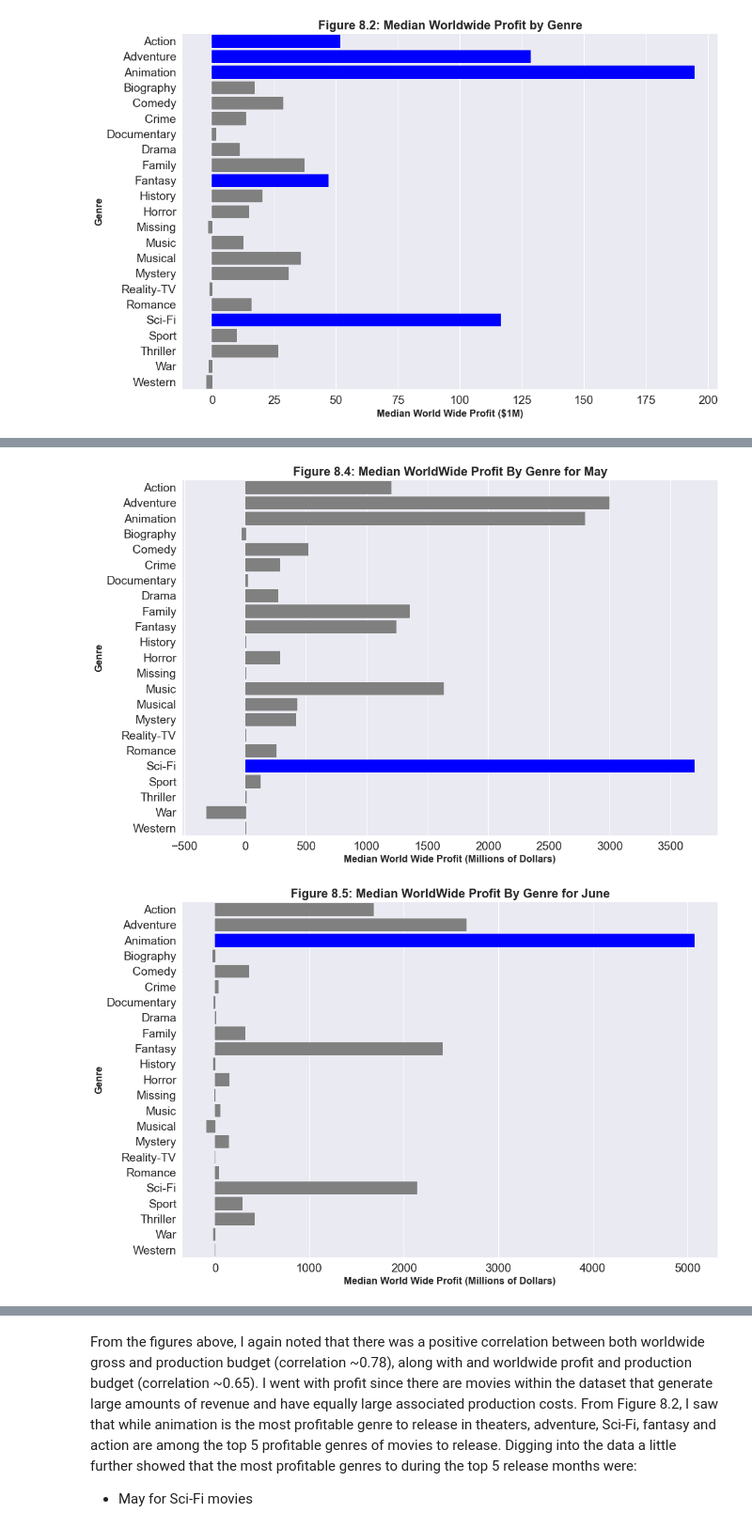
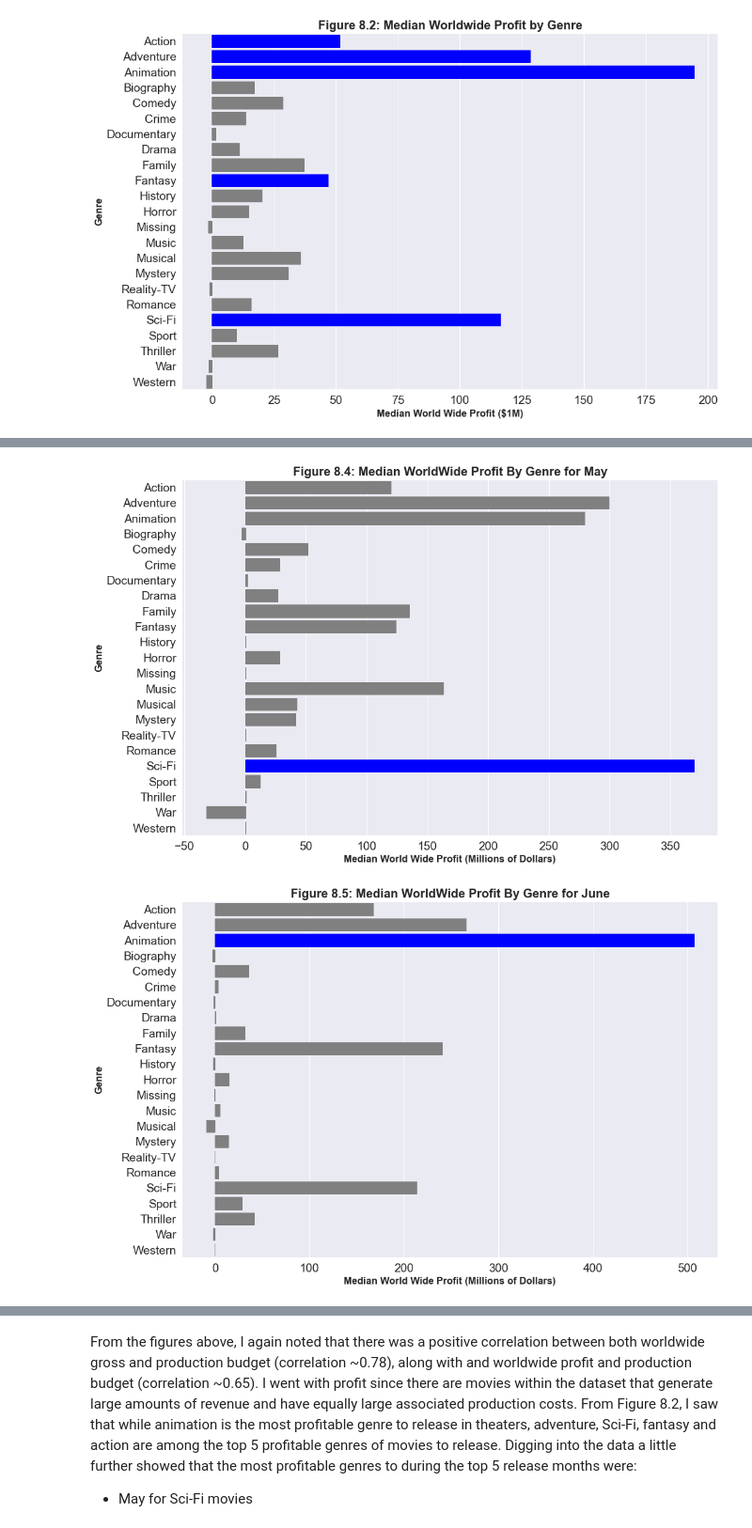
Before and after one commit to dataeducator/dsc-phase-1-project-v2-4, a Jupyter notebook: microsoft_movie_studios_viability_analysis.ipynb, the cells around one changed output, grey strips where cells are left out. Shown at 94% size. Drawn from its saved outputs; the diff is of its cells as text; code cells hidden in the pictures.

```diff
--- a/microsoft_movie_studios_viability_analysis.ipynb
+++ b/microsoft_movie_studios_viability_analysis.ipynb
@@ -1191,12 +1219,12 @@ month_grouped_genre_median_ww_profit.style.highlight_max(color = "royalblue", ax
 # Setup plot variales
 # month_name = df[i]/1000000 divide by 1000000 to display values in Millions of dollars
 x = month_grouped_genre_median_ww_profit.index
-march =  month_grouped_genre_median_ww_profit[3]/100000
+march =  month_grouped_genre_median_ww_profit[3]/1000000
 # create a palette that highlights the maximum values in each month in blue
 clrs = ['grey' if (x != max(values)) else 'blue' for x in values]
 # month_name = df[i]/1000000 divide by 1000000 to display values in Millions of dollars
 x = month_grouped_genre_median_ww_profit.index
-may =  month_grouped_genre_median_ww_profit[5]/100000
+may =  month_grouped_genre_median_ww_profit[5]/1000000
 # create a palette that highlights the maximum values in each month in blue
 clrs = ['grey' if (x != max(values)) else 'blue' for x in values]
 
@@ -1209,13 +1237,13 @@ ax.set_title("Figure 8.4: Median WorldWide Profit By Genre for May", weight = 'b
 ax.set_ylabel("Genre", fontsize = '16', weight = 'bold')
 ax.set_xlabel("Median World Wide Profit (Millions of Dollars)", fontsize = '16', weight = 'bold');
 for bar in ax.patches:
-    if bar.get_width() < 3000:
+    if bar.get_width() < 300:
         bar.set_color('grey')
     else:
         bar.set_color('blue')
 
 x = month_grouped_genre_median_ww_profit.index
-june =  month_grouped_genre_median_ww_profit[6]/100000
+june =  month_grouped_genre_median_ww_profit[6]/1000000
 clrs = ['grey' if (x != max(values)) else 'blue' for x in values]
 
 # Set up plot figure size
@@ -1225,13 +1253,13 @@ ax.set_title("Figure 8.5: Median WorldWide Profit By Genre for June", weight = '
 ax.set_ylabel("Genre", fontsize = '16', weight = 'bold')
 ax.set_xlabel("Median World Wide Profit (Millions of Dollars)", fontsize = '16', weight = 'bold');
 for bar in ax.patches:
-    if bar.get_width() < 3000:
+    if bar.get_width() < 300:
         bar.set_color('grey')
     else:
         bar.set_color('blue')
 
 x = month_grouped_genre_median_ww_profit.index
-july =  month_grouped_genre_median_ww_profit[7]/100000
+july =  month_grouped_genre_median_ww_profit[7]/1000000
 clrs = ['grey' if (x != max(values)) else 'blue' for x in values]
 
 # Set up plot figure size
@@ -1241,45 +1269,45 @@ ax.set_title("Figure 8.6: Median WorldWide Profit By Genre for July", weight = '
 ax.set_ylabel("Genre", fontsize = '16', weight = 'bold')
 ax.set_xlabel("Median World Wide Profit (Millions of Dollars)", fontsize = '16', weight = 'bold');
 for bar in ax.patches:
-    if bar.get_width() < 3000:
+    if bar.get_width() < 300:
         bar.set_color('grey')
     else:
         bar.set_color('blue')
 
 
 x = month_grouped_genre_median_ww_profit.index
-november =  month_grouped_genre_median_ww_profit[11]/100000
+november =  month_grouped_genre_median_ww_profit[11]/1000000
 clrs = ['grey' if (x != max(values)) else 'blue' for x in values]
 
 # Set up plot figure size
 plt.figure(figsize =(14,10))
 ax = sns.barplot(x = november, y = x ,palette = clrs )
 ax.set_title("Figure 8.7: Median WorldWide Profit By Genre for November", weight = 'bold').set_fontsize('20')
 ax.set_ylabel("Genre", fontsize = '16', weight = 'bold')
 ax.set_xlabel("Median World Wide Profit (Millions of Dollars)", fontsize = '16', weight = 'bold');
 for bar in ax.patches:
-    if bar.get_width() < 2200:
+    if bar.get_width() < 220:
         bar.set_color('grey')
     else:
         bar.set_color('blue')
 
 x = month_grouped_genre_median_ww_profit.index
-december =  month_grouped_genre_median_ww_profit[12]/100000
+december =  month_grouped_genre_median_ww_profit[12]/1000000
 clrs = ['grey' if (x != max(values)) else 'blue' for x in values]
 
 # Set up plot figure size
 plt.figure(figsize =(14,10))
 ax = sns.barplot(x = december, y = x ,palette = clrs )
 ax.set_title("Figure 8.8: Median WorldWide Profit By Genre for December", weight = 'bold').set_fontsize('20')
 ax.set_ylabel("Genre", fontsize = '16', weight = 'bold')
 ax.set_xlabel("Median World Wide Profit (Millions of Dollars)", fontsize = '16', weight = 'bold');
 for bar in ax.patches:
-    if bar.get_width() < 1450:
+    if bar.get_width() < 145:
         bar.set_color('grey')
     else:
         bar.set_color('blue')
 # %% [output]
-[figure, old version]
+[figure, new version]
 [figure]
 [figure]
 [figure]
```
Also changed, not shown: parts of 4 cells of this notebook, 1 other file.
